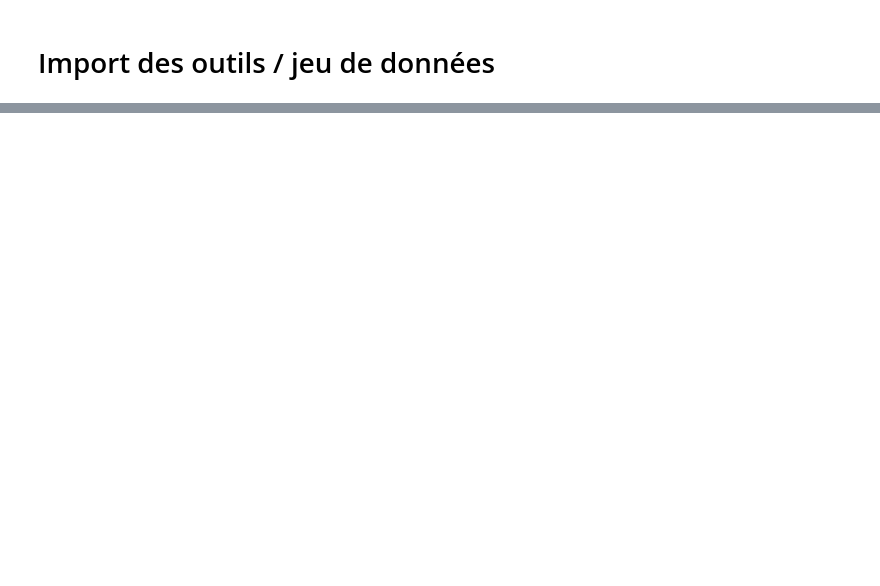
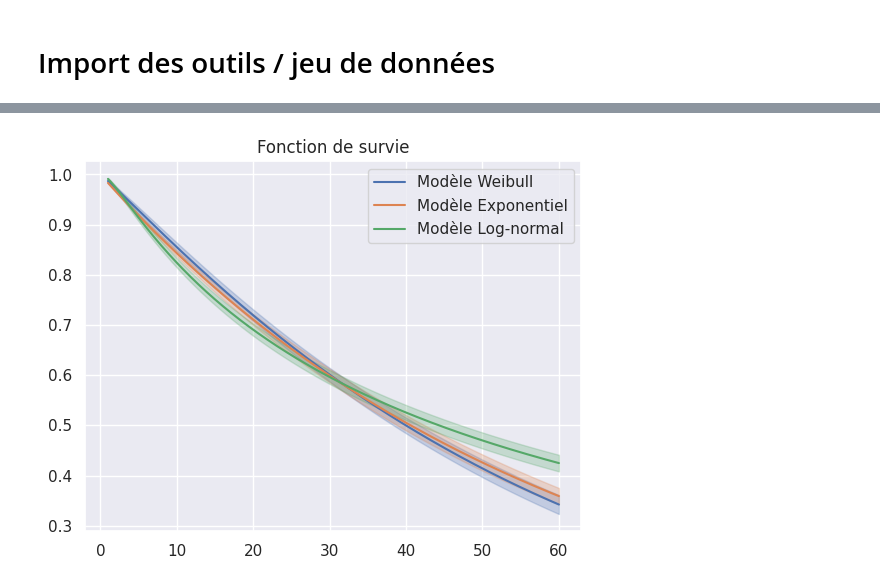
Before and after one commit to Ab2nour/kickstarter-project-analysis, a Jupyter notebook: src/notebooks/parametric_estimation.ipynb, the cells around one changed output, grey strips where cells are left out. Drawn from its saved outputs; the diff is of its cells as text; code cells hidden in the pictures; blank space fills up the shorter version.

Commit message:
feat(plot): add same_plot option for parametric estimation

```diff
--- a/src/notebooks/parametric_estimation.ipynb
+++ b/src/notebooks/parametric_estimation.ipynb
@@ -30,0 +31,4 @@ plot_estimations(models, event_times, event_observed)
+# %%
+plot_estimations(models, event_times, event_observed, same_plot=True)
+# %% [output]
+[figure, added]
```
Also changed, not shown: parts of 1 cell of this notebook, 1 other file.
